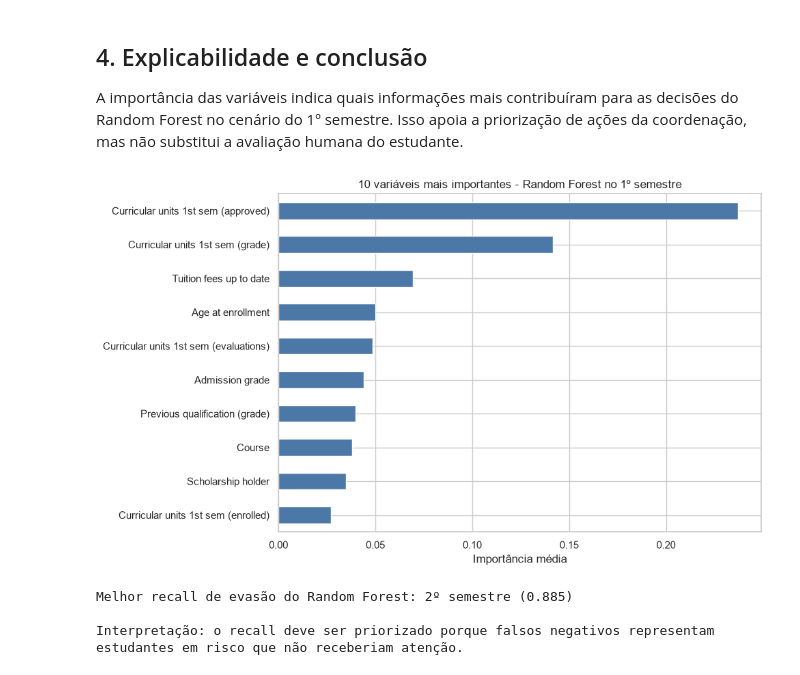
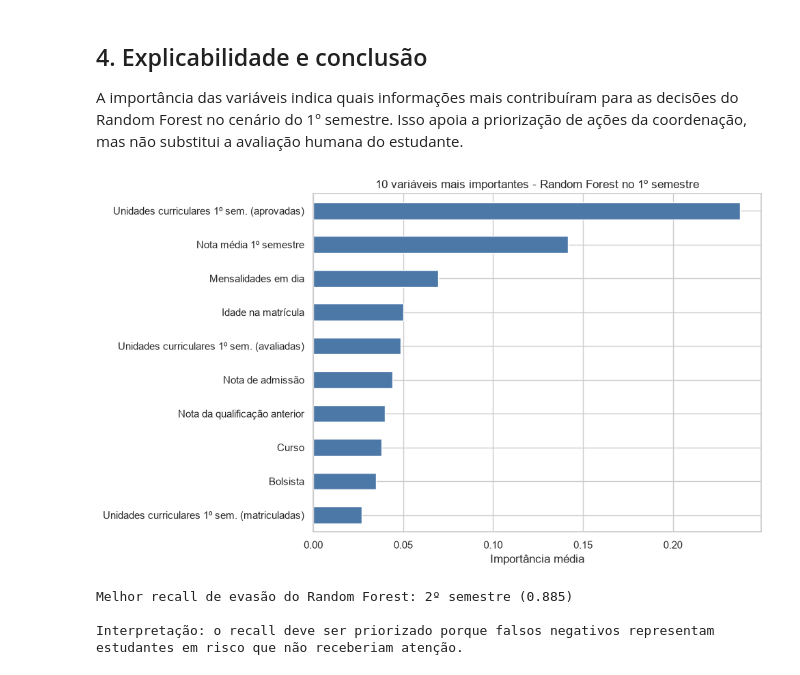
Before and after one commit to AdriMayc/projeto-evasao-escolar, a Jupyter notebook: projeto_evasao_escolar.ipynb, the cells around one changed output. Saved outputs shown, nothing was run; the diff lists cells and outputs as text; code cells hidden in the pictures.

```diff
--- a/projeto_evasao_escolar.ipynb
+++ b/projeto_evasao_escolar.ipynb
@@ -28,6 +28,45 @@ if not DATA_PATH.exists():
 
 df = pd.read_csv(DATA_PATH, sep=";")
 df.columns = df.columns.str.replace("\t", " ", regex=False).str.strip()
+nomes_variaveis_pt = {
+    "Marital status": "Estado civil",
+    "Application mode": "Modalidade de ingresso",
+    "Application order": "Ordem de ingresso",
+    "Course": "Curso",
+    "Daytime/evening attendance": "Turno (diurno/noturno)",
+    "Previous qualification": "Qualificação anterior",
+    "Previous qualification (grade)": "Nota da qualificação anterior",
+    "Nacionality": "Nacionalidade",
+    "Mother's qualification": "Qualificação da mãe",
+    "Father's qualification": "Qualificação do pai",
+    "Mother's occupation": "Ocupação da mãe",
+    "Father's occupation": "Ocupação do pai",
+    "Admission grade": "Nota de admissão",
+    "Displaced": "Aluno deslocado",
+    "Educational special needs": "Necessidades educacionais especiais",
+    "Debtor": "Devedor",
+    "Tuition fees up to date": "Mensalidades em dia",
+    "Gender": "Gênero",
+    "Scholarship holder": "Bolsista",
+    "Age at enrollment": "Idade na matrícula",
+    "International": "Estudante internacional",
+    "Curricular units 1st sem (credited)": "Unidades curriculares 1º sem. (creditadas)",
+    "Curricular units 1st sem (enrolled)": "Unidades curriculares 1º sem. (matriculadas)",
+    "Curricular units 1st sem (evaluations)": "Unidades curriculares 1º sem. (avaliadas)",
+    "Curricular units 1st sem (approved)": "Unidades curriculares 1º sem. (aprovadas)",
+    "Curricular units 1st sem (grade)": "Nota média 1º semestre",
+    "Curricular units 1st sem (without evaluations)": "Unidades curriculares 1º sem. (sem avaliação)",
+    "Curricular units 2nd sem (credited)": "Unidades curriculares 2º sem. (creditadas)",
+    "Curricular units 2nd sem (enrolled)": "Unidades curriculares 2º sem. (matriculadas)",
+    "Curricular units 2nd sem (evaluations)": "Unidades curriculares 2º sem. (avaliadas)",
+    "Curricular units 2nd sem (approved)": "Unidades curriculares 2º sem. (aprovadas)",
+    "Curricular units 2nd sem (grade)": "Nota média 2º semestre",
+    "Curricular units 2nd sem (without evaluations)": "Unidades curriculares 2º sem. (sem avaliação)",
+    "Unemployment rate": "Taxa de desemprego",
+    "Inflation rate": "Taxa de inflação",
+    "GDP": "PIB",
+    "Alvo": "Evasão"
+}
 print(f"Dimensões originais: {df.shape[0]} linhas x {df.shape[1]} colunas")
 print(f"Colunas normalizadas: {list(df.columns)}")
 # %% [output]
@@ -206,21 +303,22 @@ A importância das variáveis indica quais informações mais contribuíram para
 # %%
 artefato_rf = artefatos[("1º semestre", "Random Forest")]
 importancias = pd.Series(artefato_rf["modelo"].feature_importances_, index=artefato_rf["features"])
 importancias = importancias.sort_values(ascending=False).head(10).sort_values()
+importancias.index = importancias.index.map(nomes_variaveis_pt)
 
 plt.figure(figsize=(10, 6))
 importancias.plot(kind="barh", color="#4c78a8")
 plt.title("10 variáveis mais importantes - Random Forest no 1º semestre")
 plt.xlabel("Importância média")
 plt.ylabel("")
 plt.tight_layout()
 plt.show()
 
 melhor = rf_resultados["Recall (evasão)"].idxmax()
 print(f"Melhor recall de evasão do Random Forest: {melhor} ({rf_resultados.loc[melhor, 'Recall (evasão)']:.3f})")
 print("\nInterpretação: o recall deve ser priorizado porque falsos negativos representam estudantes em risco que não receberiam atenção.")
 # %% [output]
-[figure, old version]
+[figure, new version]
 Melhor recall de evasão do Random Forest: 2º semestre (0.885)
 
 Interpretação: o recall deve ser priorizado porque falsos negativos representam estudantes em risco que não receberiam atenção.
```
Also changed, not shown: parts of 10 cells of this notebook.
